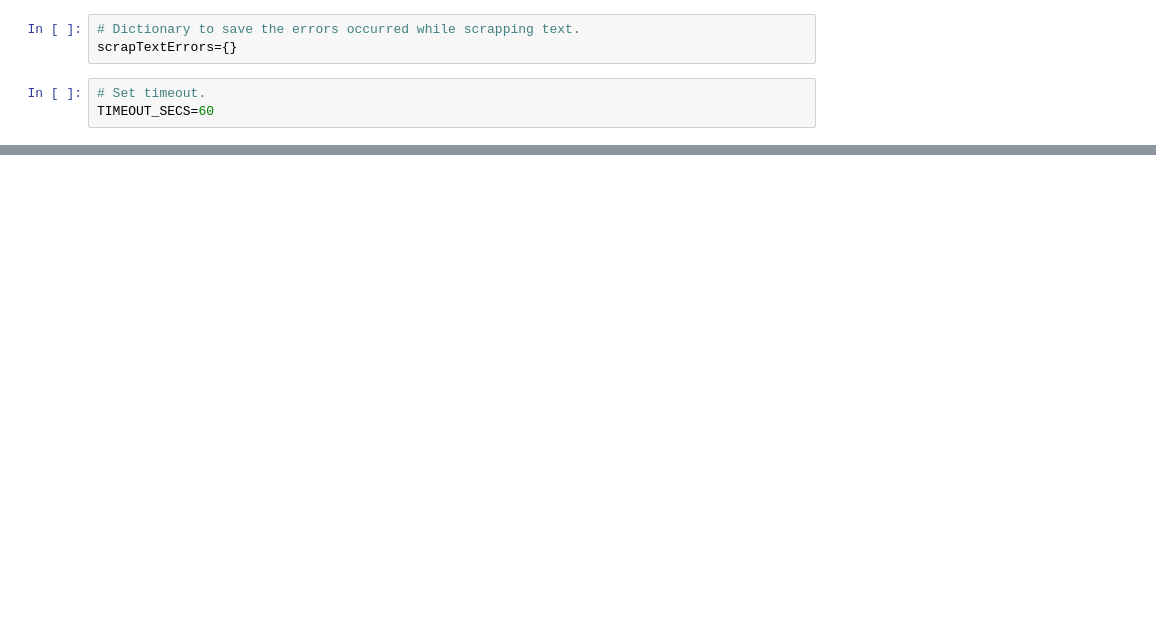
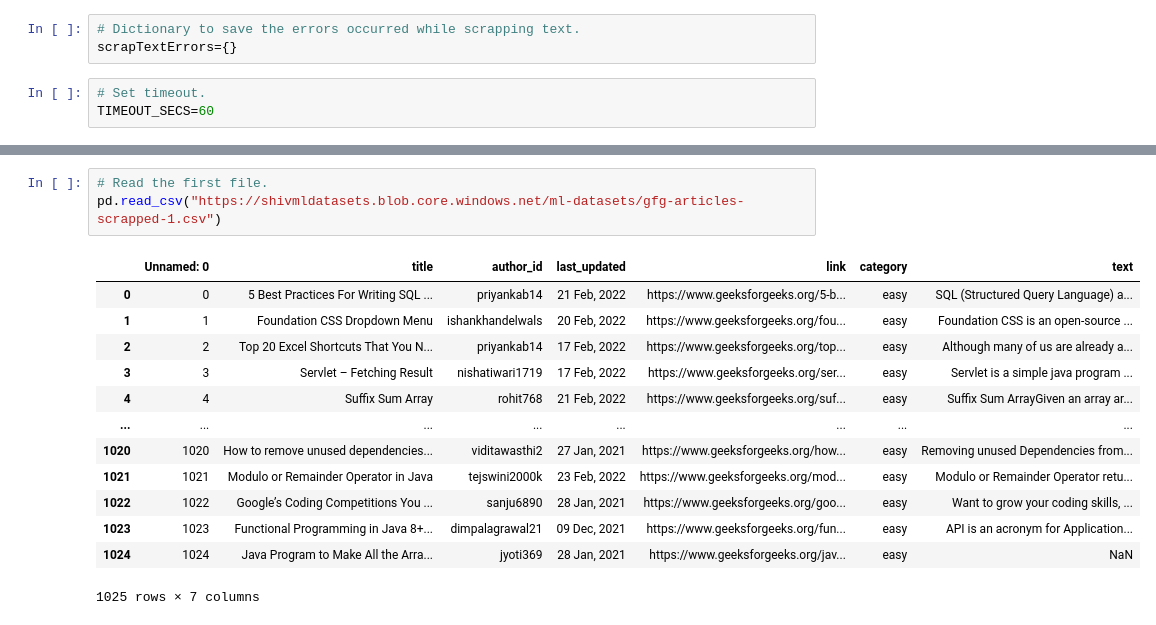
Before and after one commit to elakurthyshivani/GFG-Articles-Summarizer, a Jupyter notebook: dataset/BuildingDataset.ipynb, the cells around one changed output, grey strips where cells are left out. Cells and saved outputs as stored; diff of their text form; blank space fills up the shorter version.

```diff
--- a/dataset/BuildingDataset.ipynb
+++ b/dataset/BuildingDataset.ipynb
@@ -178,0 +241,17 @@ spark.stop()
+# %%
+# Read the first file.
+pd.read_csv("https://shivmldatasets.blob.core.windows.net/ml-datasets/gfg-articles-scrapped-1.csv")
+# %% [output]
+|  | Unnamed: 0 | title | author_id | last_updated | link | category | text |
+| 0 | 0 | 5 Best Practices For Writing SQL ... | priyankab14 | 21 Feb, 2022 | https://www.geeksforgeeks.org/5-b... | easy | SQL (Structured Query Language) a... |
+| 1 | 1 | Foundation CSS Dropdown Menu | ishankhandelwals | 20 Feb, 2022 | https://www.geeksforgeeks.org/fou... | easy | Foundation CSS is an open-source ... |
+| 2 | 2 | Top 20 Excel Shortcuts That You N... | priyankab14 | 17 Feb, 2022 | https://www.geeksforgeeks.org/top... | easy | Although many of us are already a... |
+| 3 | 3 | Servlet – Fetching Result | nishatiwari1719 | 17 Feb, 2022 | https://www.geeksforgeeks.org/ser... | easy | Servlet is a simple java program ... |
+| 4 | 4 | Suffix Sum Array | rohit768 | 21 Feb, 2022 | https://www.geeksforgeeks.org/suf... | easy | Suffix Sum ArrayGiven an array ar... |
+| ... | ... | ... | ... | ... | ... | ... | ... |
+| 1020 | 1020 | How to remove unused dependencies... | viditawasthi2 | 27 Jan, 2021 | https://www.geeksforgeeks.org/how... | easy | Removing unused Dependencies from... |
+| 1021 | 1021 | Modulo or Remainder Operator in Java | tejswini2000k | 23 Feb, 2022 | https://www.geeksforgeeks.org/mod... | easy | Modulo or Remainder Operator retu... |
+| 1022 | 1022 | Google’s Coding Competitions You ... | sanju6890 | 28 Jan, 2021 | https://www.geeksforgeeks.org/goo... | easy | Want to grow your coding skills, ... |
+| 1023 | 1023 | Functional Programming in Java 8+... | dimpalagrawal21 | 09 Dec, 2021 | https://www.geeksforgeeks.org/fun... | easy | API is an acronym for Application... |
+| 1024 | 1024 | Java Program to Make All the Arra... | jyoti369 | 28 Jan, 2021 | https://www.geeksforgeeks.org/jav... | easy | NaN |
+1025 rows × 7 columns
```
Also changed, not shown: parts of 31 cells of this notebook, 1 other file.
